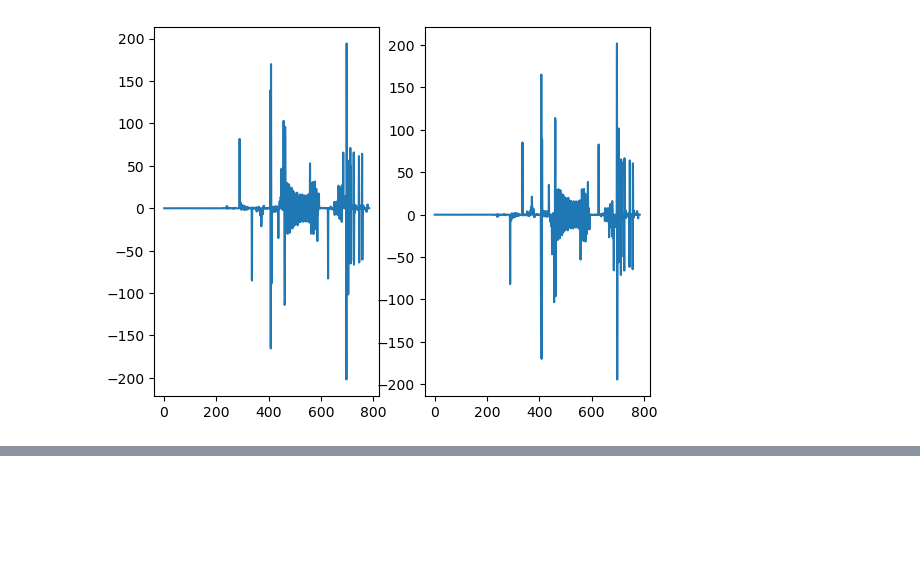
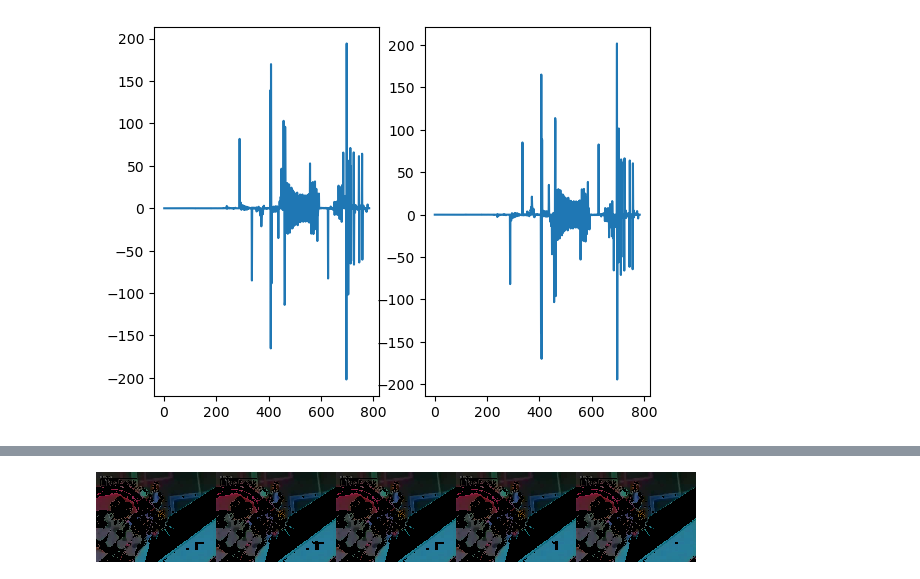
Before and after one commit to dream-team-nadia-woody/epilator, a Jupyter notebook: drafts/vid_test.ipynb, the cells around one changed output, grey strips where cells are left out. Cells and saved outputs as stored; diff of their text form; code cells hidden in the pictures; blank space fills up the shorter version.

```diff
--- a/drafts/vid_test.ipynb
+++ b/drafts/vid_test.ipynb
@@ -11,6 +9,6 @@ from video.conversion import Conversions
 # %%
 reload(v)
-path = 'videos/Red Spin.mp4'
+path = 'videos/Banned Pokemon Seizure Scene.mp4'
 vid = v.Video.from_file(path)
 vid_df = df.get_vid_df(path)
 # %% [markdown]
@@ -164,7 +120,0 @@ df_sum.apply(lambda row: row.lightness != row.v_lightness, axis=1).sum()
-# %%
-reload(v)
-reload(vl)
-vid = v.Video.from_file(
-    'videos/Banned Pokemon Seizure Scene.mp4', Conversions.HSV)
-plt.plot(vid.mask('value', 190,255).value.agg('sum'))
-plt.show()
@@ -172,0 +121,4 @@ plt.show()
+# %%
+vid.mask(100)[:5].show()
+# %% [output]
+[figure, added]
```
Also changed, not shown: parts of 8 cells of this notebook, 12 other files.
